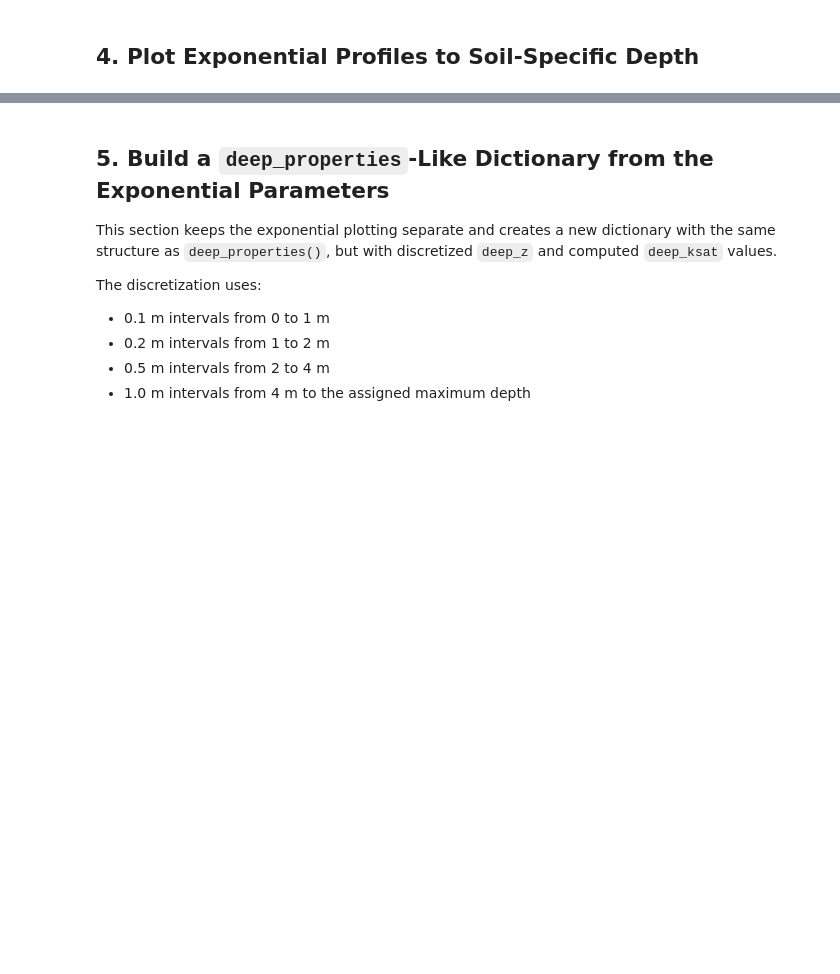
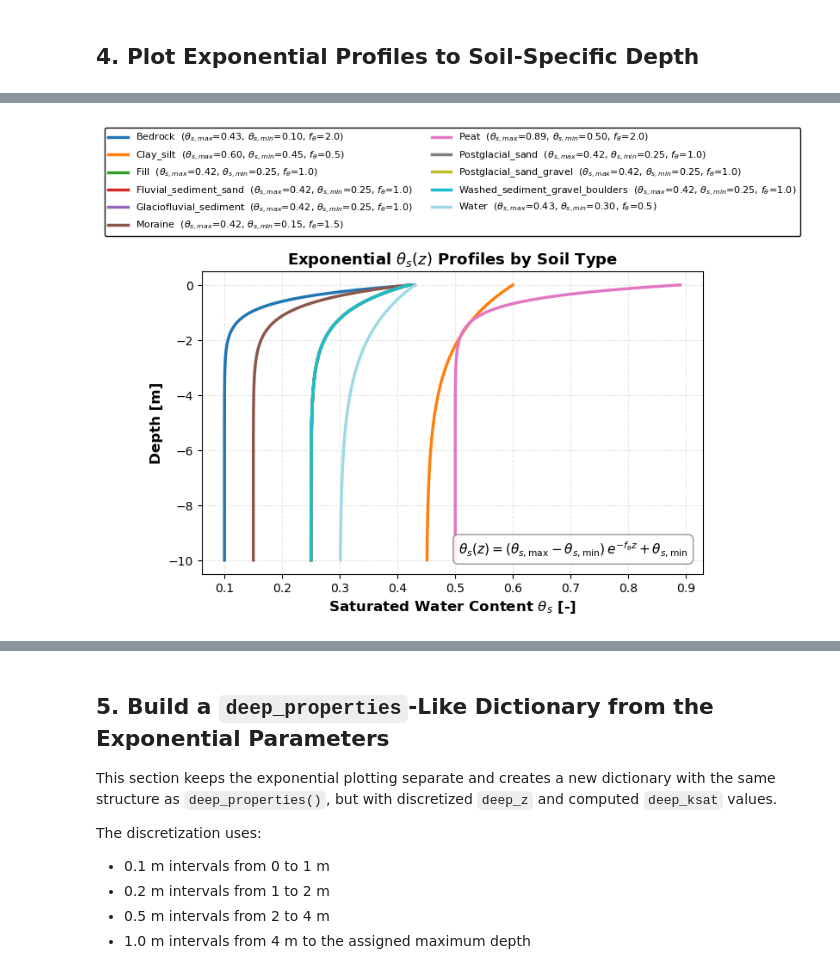
Before and after one commit to jpnousu/SpaFHy_v2.0, a Jupyter notebook: scripts/deep_soil_exponential_profiles.ipynb, the cells around one changed output, grey strips where cells are left out. Drawn from its saved outputs; the diff is of its cells as text; code cells hidden in the pictures; blank space fills up the shorter version.

```diff
--- a/scripts/deep_soil_exponential_profiles.ipynb
+++ b/scripts/deep_soil_exponential_profiles.ipynb
@@ -190,3 +262,54 @@ plt.show()
+# %%
+if exponential_ThetaS:
+    fig, ax = plt.subplots(figsize=(8, 7))
+
+    soil_types = sorted(exp_params.keys())
+    colors = plt.cm.tab20(np.linspace(0, 1, len(soil_types)))
+
+    for color, soil_type in zip(colors, soil_types):
+        params = exp_params[soil_type]
+        z = np.linspace(0, params['max_depth'], 500)
+        ThetaS = (params['ThetaS_max'] - params['ThetaS_min']) * np.exp(-params['f_theta'] * z) + params['ThetaS_min']
+
+        ax.plot(
+            ThetaS,
+            -z,
+            linewidth=2.5,
+            color=color,
+            label=(
+                f"{soil_type}  ($\\theta_{{s,max}}$={params['ThetaS_max']:.2f}, "
+                f"$\\theta_{{s,min}}$={params['ThetaS_min']:.2f}, $f_\\theta$={params['f_theta']})"
+            ),
+        )
+
+    ax.set_xlabel('Saturated Water Content $\\theta_s$ [-]', fontsize=12, fontweight='bold')
+    ax.set_ylabel('Depth [m]', fontsize=12, fontweight='bold')
+    ax.set_title('Exponential $\\theta_s(z)$ Profiles by Soil Type', fontsize=13, fontweight='bold')
+    ax.grid(True, which='both', alpha=0.3, linestyle='--')
+    ax.legend(
+        loc='lower center',
+        bbox_to_anchor=(0.5, 1.1),
+        ncol=2,
+        fontsize=8,
+        framealpha=0.95,
+        edgecolor='black',
+    )
+
+    ax.text(
+        0.97, 0.05,
+        r'$\theta_s(z) = (\theta_{s,\mathrm{max}} - \theta_{s,\mathrm{min}})\,e^{-f_\theta z} + \theta_{s,\mathrm{min}}$',
+        transform=ax.transAxes,
+        fontsize=11,
+        ha='right', va='bottom',
+        bbox=dict(boxstyle='round,pad=0.4', facecolor='white', alpha=0.85, edgecolor='gray'),
+    )
+
+    plt.tight_layout(rect=[0, 0, 1, 0.88])
+    filename = os.path.join(fig_dir, 'deep_soil_exponential_thetas_profiles.png')
+    plt.savefig(filename, dpi=300, bbox_inches='tight')
+    plt.show()
+# %% [output]
+[figure, added]
 # %%
 def discretized_depths(max_depth):
     depth_breaks = []
```
Also changed, not shown: parts of 7 cells of this notebook, 4 other files.
